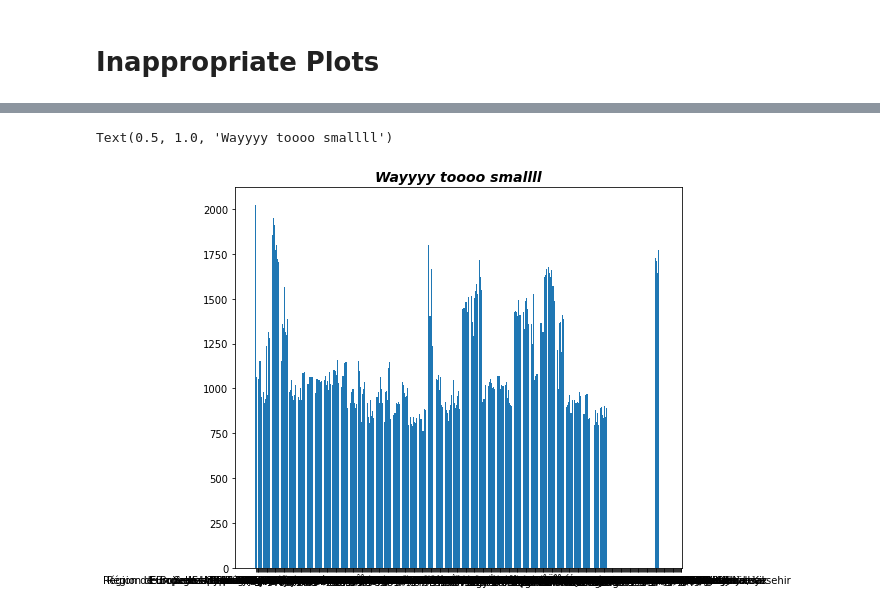
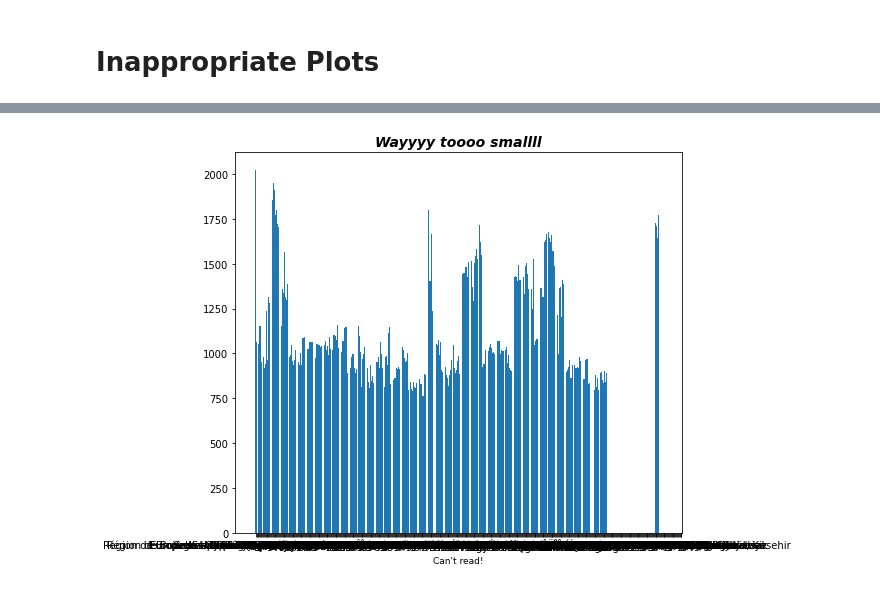
Before and after one commit to MarkusStefan/Data_Analytics, a Jupyter notebook: Exercise1/Outlier_Analysis_Vizz.ipynb, the cells around one changed output, grey strips where cells are left out. Cells and saved outputs as stored; diff of their text form; code cells hidden in the pictures.

Commit message:
New Plots

```diff
--- a/Exercise1/Outlier_Analysis_Vizz.ipynb
+++ b/Exercise1/Outlier_Analysis_Vizz.ipynb
@@ -222,7 +220,7 @@ plt.grid(axis='y', linestyle='--', alpha=0.7)
 # %% [markdown]
 # Inappropriate Plots
 # %%
-deaths = pd.read_csv("https://raw.githubusercontent.com/MarkusStefan/Data_Analytics/main/Death_Causes_Eurostat.csv")
+deaths = pd.read_csv("https://raw.githubusercontent.com/MarkusStefan/Data_Analytics/main/Exercise1/Death_Causes_Eurostat.csv")
 deaths
 # %% [output]
 |  | TIME | European Union - 27 countries (fr... | European Union - 28 countries (20... | Belgium | Région de Bruxelles-Capitale/Brus... | ... |
@@ -240,7 +239,8 @@ deaths
 # %%
 plt.figure(figsize=(8, 7))
 plt.bar(x=deaths.columns, height=deaths.iloc[-1, :])
 plt.title('Wayyyy toooo smallll', size=14, fontweight='bold', style='italic')
+plt.xlabel("Can't read!", size=9)
+plt.show()
 # %% [output]
-Text(0.5, 1.0, 'Wayyyy toooo smallll')
-[figure, old version]
+[figure, new version]
```
Also changed, not shown: parts of 6 cells of this notebook.
